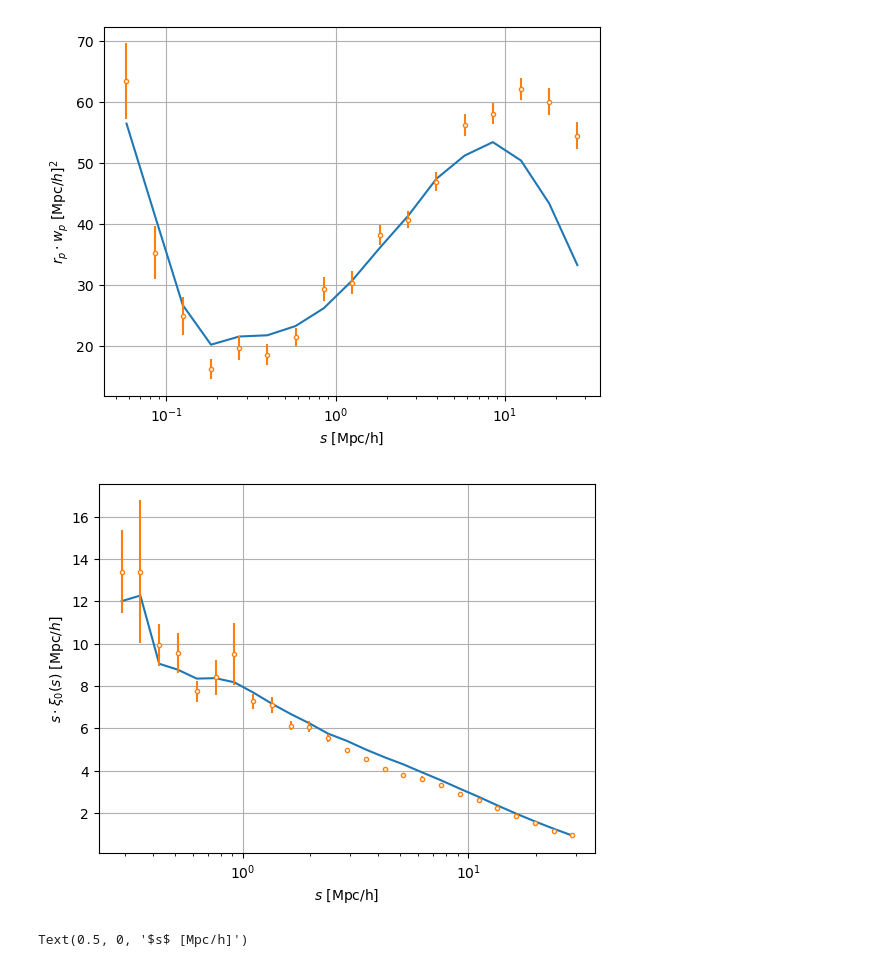
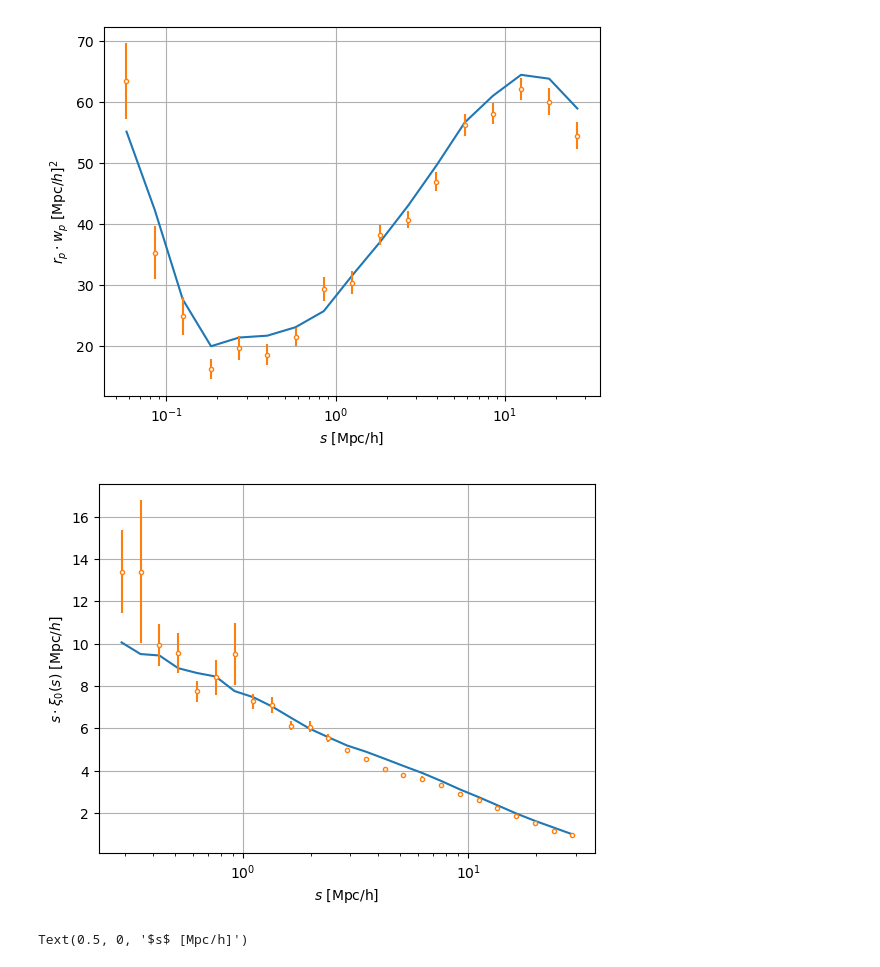
Before and after one commit to antoine-rocher/HODDIES, a Jupyter notebook: nb/Abacus_LC_examples.ipynb, the cells around one changed output. Saved outputs shown, nothing was run; the diff lists cells and outputs as text; code cells hidden in the pictures.

```diff
--- a/nb/Abacus_LC_examples.ipynb
+++ b/nb/Abacus_LC_examples.ipynb
@@ -7,8 +7,7 @@ param['hcat'] = {}
 param['hcat']['Abacus'] = {}
 param['hcat']['Abacus']['sim_name'] = 'AbacusSummit_base_c000_ph000'
 param['hcat']['Abacus']['halo_lc'] = True
-param['hcat']['Abacus']['z_simu'] = [.8,.875, 0.95,1.025,1.1] # for ELG zbin 0.8-1.1
-# param['hcat']['Abacus']['z_simu'] = [0.95] # for ELG zbin 0.8-1.1
+param['hcat']['Abacus']['z_simu'] = 0.8 # You also can provide a list of shells ie [.8,.875, 0.95,1.025,1.1] for ELG zbin 0.8-1.1
 param['nthreads'] = 128
 # %%
 HOD_obj = HOD(path_to_abacus_sim='/global/cfs/cdirs/desi/cosmosim/Abacus', **param)
@@ -139,6 +143,12 @@ result_smu_rsd = TwoPointCorrelationFunction('smu', edges,
                                         randoms_positions1=rd_pos.T, los='z', position_type='xyz',
                                         boxsize=None, nthreads=256)
 # %%
+from matplotlib import pyplot as plt
+s, (xi0, xi2) = result_smu_rsd(return_sep=True, ells=[0,2])
+
+
+
+
 def read_pc(path_data = '/global/cfs/cdirs/desi/survey/catalogs/edav1/xi/sv3/',
             stat = 'rppi',
             tracer = 'ELG',
@@ -160,7 +170,6 @@ def read_pc(path_data = '/global/cfs/cdirs/desi/survey/catalogs/edav1/xi/sv3/',
         return TwoPointCorrelationFunction.load(fn)[::n_rebin][bin_inf:bin_sup][::n_rebin_post_cut]
     else:
         return TwoPointCorrelationFunction.load(fn)[::n_rebin][bin_inf:bin_sup][::n_rebin_post_cut]
-
 tr = 'ELG'
 zbin = [0.8,1.1]
 smu_res = read_pc(fn=f'/global/cfs/cdirs/desi/users/arocher/Y1/v1.5pip/smu/allcounts_{tr+"_LOPnotqso" if tr == "ELG" else tr}_GCcomb_{zbin[0]}_{zbin[1]}_pip_angular_bitwise_log_njack128_nran4_split20.npy',n_rebin=1, bin_inf=17, bin_sup=-6)
@@ -168,33 +177,37 @@ s_data, xi_data, sig_xi_data = smu_res(return_sep=True, return_std=True,  ells=[
 
 
 rppi_res = read_pc(fn=f'/global/cfs/cdirs/desi/users/arocher/Y1/v1.5pip/rppi/allcounts_{tr+"_LOPnotqso" if tr == "ELG" else tr}_GCcomb_{zbin[0]}_{zbin[1]}_pip_angular_bitwise_log_njack128_nran4_split20.npy',n_rebin=2, bin_inf=4, bin_sup=-3)
 rp_data, wp_data, sig_wp_data = rppi_res(return_sep=True, return_std=True,pimax=40)
 
+rp, wp = result(return_sep=True, pimax=80)
+
 plt.plot(rp,rp*wp)
 plt.errorbar(rp_data,rp_data*wp_data, rp_data*sig_wp_data, fmt='.',
                         markerfacecolor='w')
 plt.xscale('log')
 plt.grid(True)
 plt.ylabel('$r_{p} \cdot w_{p}$ [$\mathrm{{Mpc}}/h$]$^2$')
 plt.xlabel('$s$ [Mpc/h]')
 plt.show()
+
+s, (xi0, xi2) = result_smu_rsd(return_sep=True, ells=[0,2])
 
 plt.plot(s,s*xi0)
 plt.errorbar(s_data,s_data*xi_data[0], s_data*sig_xi_data[0], fmt='.',
                         markerfacecolor='w')
 plt.xscale('log')
 plt.grid(True)
 plt.ylabel(r'$s \cdot \xi_{{{:d}}}(s)$ [$\mathrm{{Mpc}}/h$]'.format(0))
 plt.xlabel('$s$ [Mpc/h]')
 plt.show()
 plt.plot(s,s*xi2)
 plt.errorbar(s_data,s_data*xi_data[1], s_data*sig_xi_data[1], fmt='.',
                         markerfacecolor='w')
 plt.xscale('log')
 plt.grid(True)
 plt.ylabel(r'$s \cdot \xi_{{{:d}}}(s)$ [$\mathrm{{Mpc}}/h$]'.format(2))
 plt.xlabel('$s$ [Mpc/h]')
 # %% [output]
-[figure, old version]
+[figure, new version]
-[figure, old version]
+[figure, new version]
 Text(0.5, 0, '$s$ [Mpc/h]')
```
Also changed, not shown: parts of 7 cells of this notebook.
